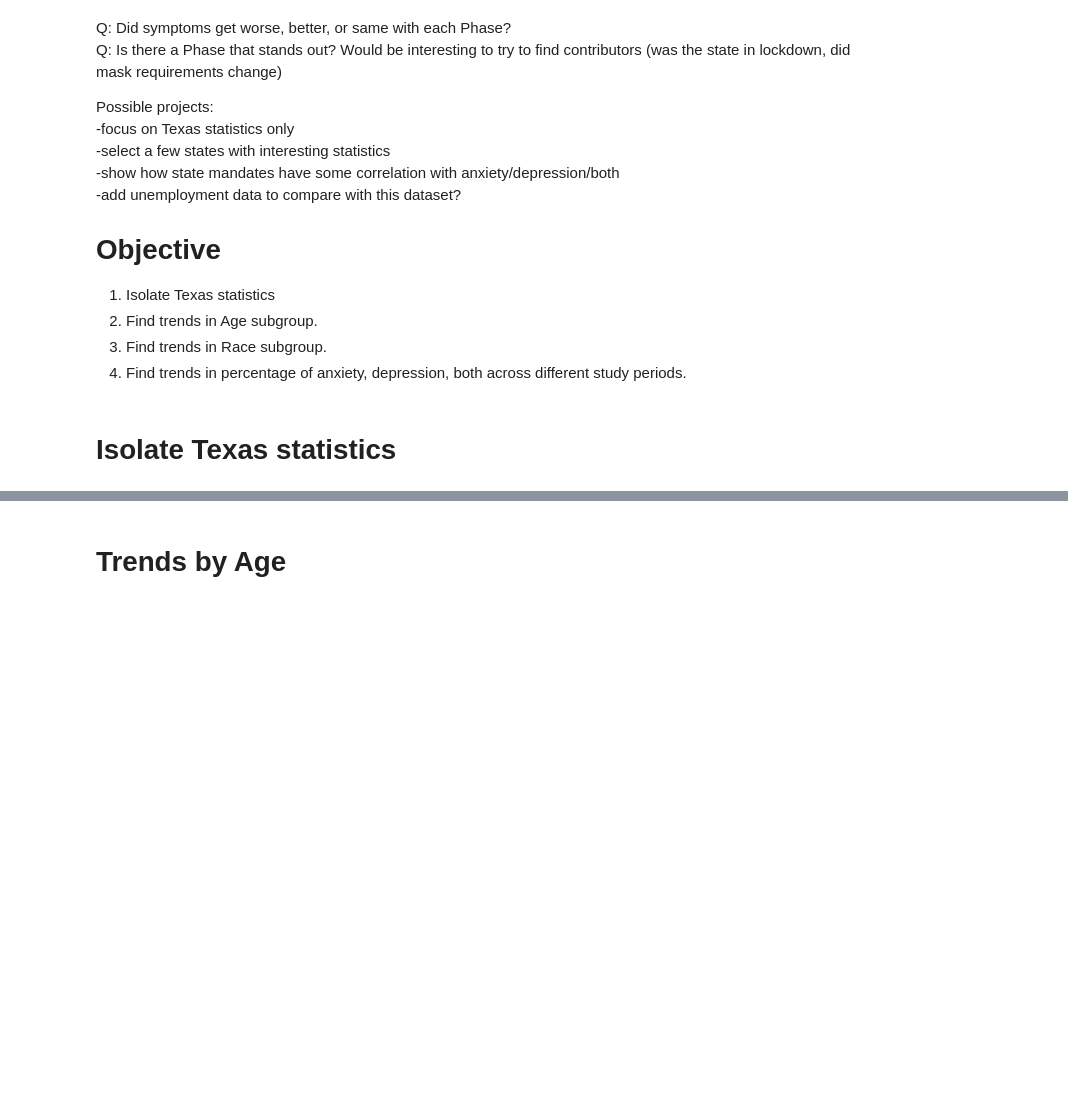
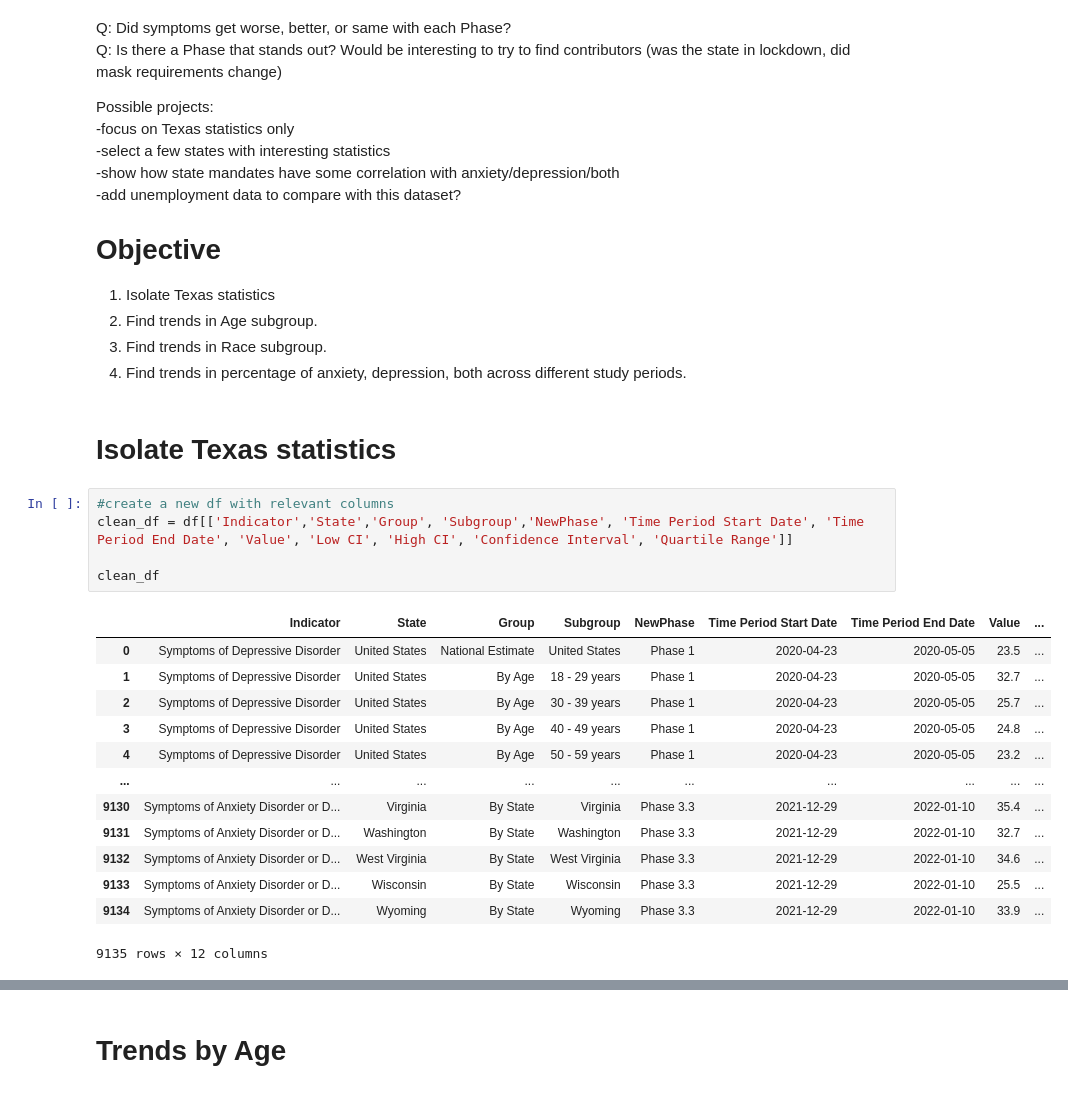
Before and after one commit to lmm2020/EDA-Projects, a Jupyter notebook: EDA_anxiety.ipynb, the cells around one changed output, grey strips where cells are left out. Drawn from its saved outputs; the diff is of its cells as text; blank space fills up the shorter version.

```diff
--- a/EDA_anxiety.ipynb
+++ b/EDA_anxiety.ipynb
@@ -337,5 +330,24 @@ Possible projects:<br>
 4. Find trends in percentage of anxiety, depression, both across different study periods.
 # %% [markdown]
 # Isolate Texas statistics
+# %%
+#create a new df with relevant columns
+clean_df = df[['Indicator','State','Group', 'Subgroup','NewPhase', 'Time Period Start Date', 'Time Period End Date', 'Value', 'Low CI', 'High CI', 'Confidence Interval', 'Quartile Range']]
+
+clean_df
+# %% [output]
+|  | Indicator | State | Group | Subgroup | NewPhase | Time Period Start Date | Time Period End Date | Value | ... |
+| 0 | Symptoms of Depressive Disorder | United States | National Estimate | United States | Phase 1 | 2020-04-23 | 2020-05-05 | 23.5 | ... |
+| 1 | Symptoms of Depressive Disorder | United States | By Age | 18 - 29 years | Phase 1 | 2020-04-23 | 2020-05-05 | 32.7 | ... |
+| 2 | Symptoms of Depressive Disorder | United States | By Age | 30 - 39 years | Phase 1 | 2020-04-23 | 2020-05-05 | 25.7 | ... |
+| 3 | Symptoms of Depressive Disorder | United States | By Age | 40 - 49 years | Phase 1 | 2020-04-23 | 2020-05-05 | 24.8 | ... |
+| 4 | Symptoms of Depressive Disorder | United States | By Age | 50 - 59 years | Phase 1 | 2020-04-23 | 2020-05-05 | 23.2 | ... |
+| ... | ... | ... | ... | ... | ... | ... | ... | ... | ... |
+| 9130 | Symptoms of Anxiety Disorder or D... | Virginia | By State | Virginia | Phase 3.3 | 2021-12-29 | 2022-01-10 | 35.4 | ... |
+| 9131 | Symptoms of Anxiety Disorder or D... | Washington | By State | Washington | Phase 3.3 | 2021-12-29 | 2022-01-10 | 32.7 | ... |
+| 9132 | Symptoms of Anxiety Disorder or D... | West Virginia | By State | West Virginia | Phase 3.3 | 2021-12-29 | 2022-01-10 | 34.6 | ... |
+| 9133 | Symptoms of Anxiety Disorder or D... | Wisconsin | By State | Wisconsin | Phase 3.3 | 2021-12-29 | 2022-01-10 | 25.5 | ... |
+| 9134 | Symptoms of Anxiety Disorder or D... | Wyoming | By State | Wyoming | Phase 3.3 | 2021-12-29 | 2022-01-10 | 33.9 | ... |
+9135 rows × 12 columns
 # %%
 #create a dataframe for the state of Texas only
```
Also changed, not shown: parts of 9 cells of this notebook.
